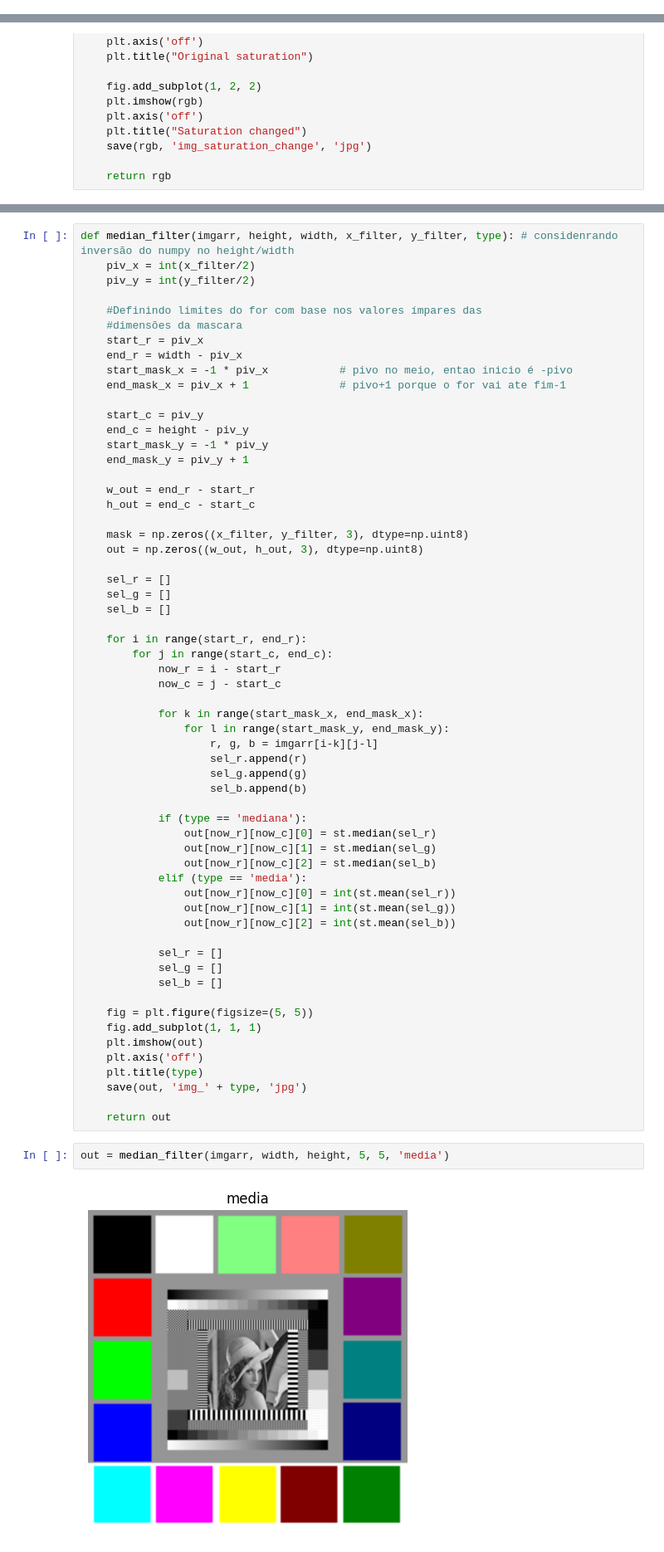
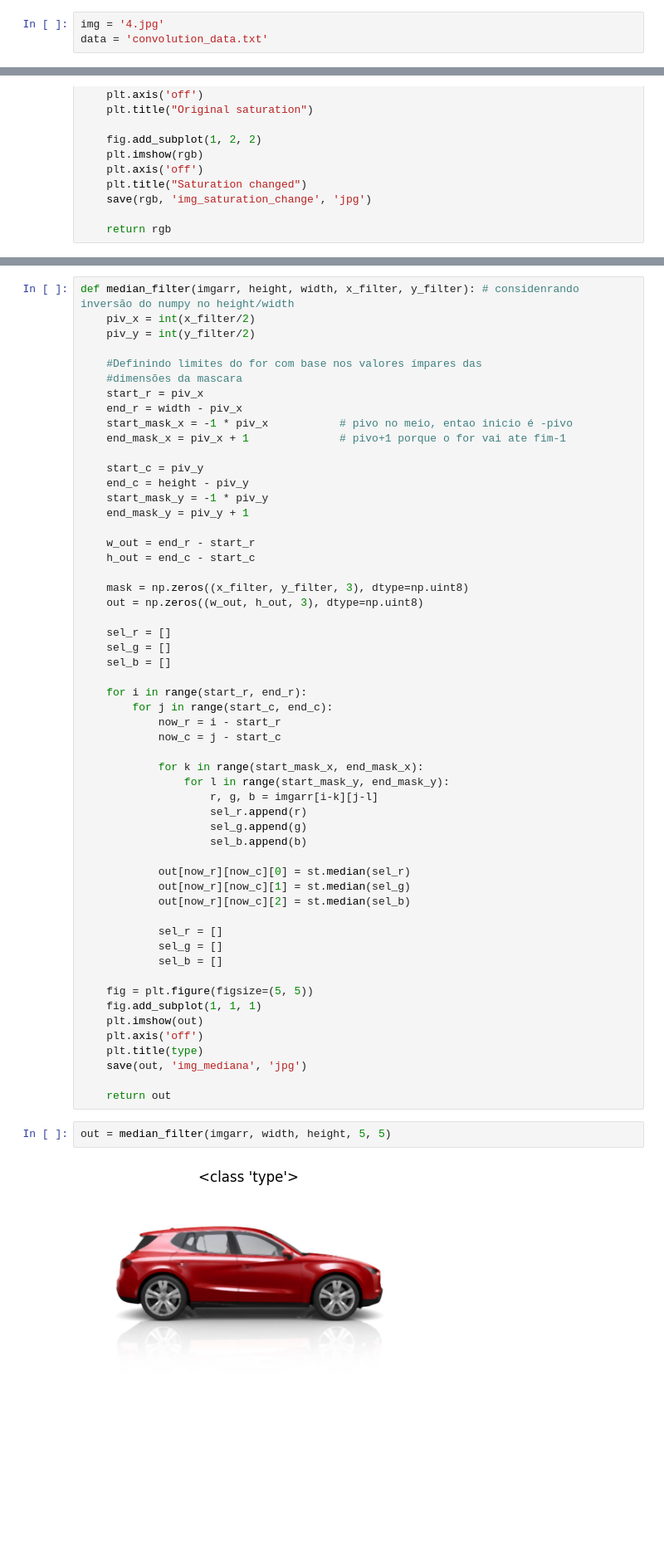
Before and after one commit to ezequieltjo/PDI_Project_1, a Jupyter notebook: PDI.ipynb, the cells around one changed output, grey strips where cells are left out. Shown at 83% size. Saved outputs shown, nothing was run; the diff lists cells and outputs as text; blank space fills up the shorter version.

Commit message:
retorna função de convolução a apenas mediana

```diff
--- a/PDI.ipynb
+++ b/PDI.ipynb
@@ -9,3 +7,6 @@ img = '2.tif'
+# %%
+img = '4.jpg'
+data = 'convolution_data.txt'
 # %% [markdown]
 1 - Conversão RGB-YIQ-RGB
 # %%
@@ -333,5 +334,5 @@ insatured = saturation(imgarr, width, height, 0.07)
 # %%
-def median_filter(imgarr, height, width, x_filter, y_filter, type): # considenrando inversão do numpy no height/width
+def median_filter(imgarr, height, width, x_filter, y_filter): # considenrando inversão do numpy no height/width
     piv_x = int(x_filter/2)
     piv_y = int(y_filter/2)
 
@@ -369,14 +370,9 @@ def median_filter(imgarr, height, width, x_filter, y_filter, type): # considenra
                     sel_g.append(g)
                     sel_b.append(b)
 
-            if (type == 'mediana'):
-                out[now_r][now_c][0] = st.median(sel_r)
-                out[now_r][now_c][1] = st.median(sel_g)
-                out[now_r][now_c][2] = st.median(sel_b)
-            elif (type == 'media'):
-                out[now_r][now_c][0] = int(st.mean(sel_r))
-                out[now_r][now_c][1] = int(st.mean(sel_g))
-                out[now_r][now_c][2] = int(st.mean(sel_b))
+            out[now_r][now_c][0] = st.median(sel_r)
+            out[now_r][now_c][1] = st.median(sel_g)
+            out[now_r][now_c][2] = st.median(sel_b)
 
             sel_r = []
             sel_g = []
@@ -387,10 +383,10 @@ def median_filter(imgarr, height, width, x_filter, y_filter, type): # considenra
     plt.imshow(out)
     plt.axis('off')
     plt.title(type)
-    save(out, 'img_' + type, 'jpg')
+    save(out, 'img_mediana', 'jpg')
 
     return out
 # %%
-out = median_filter(imgarr, width, height, 5, 5, 'media')
+out = median_filter(imgarr, width, height, 5, 5)
 # %% [output]
-[figure, old version]
+[figure, new version]
```
Also changed, not shown: parts of 10 cells of this notebook, 12 other files.
